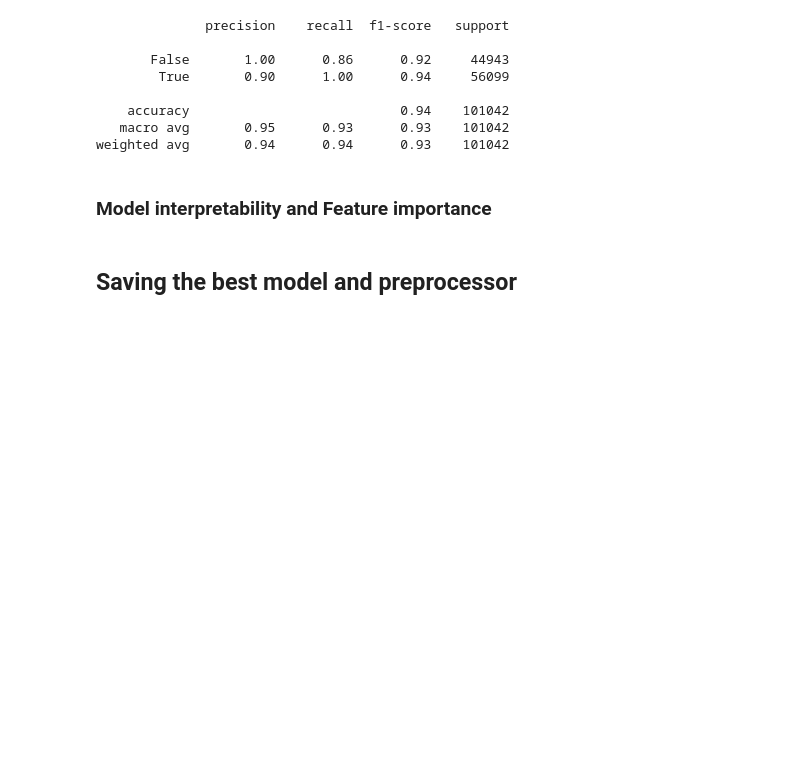
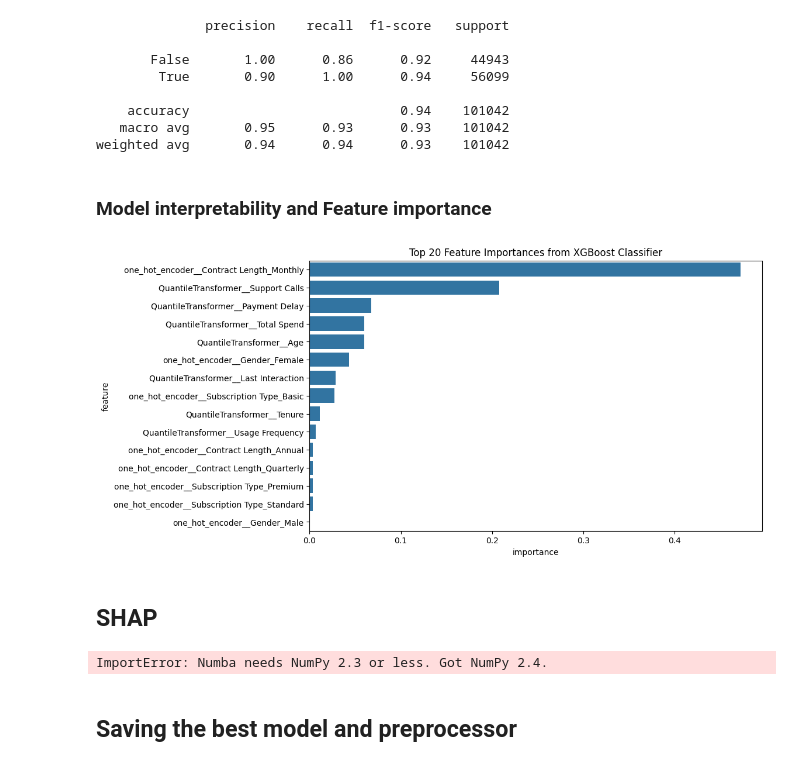
Before and after one commit to nickgeorgemathew/Customer-churn-prediction, a Jupyter notebook: notebooks/02_model.ipynb, the cells around one changed output. Saved outputs shown, nothing was run; the diff lists cells and outputs as text; code cells hidden in the pictures; blank space fills up the shorter version.

```diff
--- a/notebooks/02_model.ipynb
+++ b/notebooks/02_model.ipynb
@@ -416,9 +445,36 @@ weighted avg       0.94      0.94      0.93    101042
 # %% [markdown]
 ### Model interpretability and Feature importance
 # %%
-best_xg_pipeline=xg_search.best_estimator_
-best_xg=best_xg_pipeline.named_steps['model']
-features=best_xg.feature_importances_
+best_xg=best_xgb_pipe.named_steps['model']
+features=best_xgb.feature_importances_
+feature_names=best_xgb_pipe.named_steps['preprocessor'].get_feature_names_out()
+importances_df=pd.DataFrame({
+    'feature':feature_names,
+    'importance':features
+})
+importances_df.sort_values(by='importance',ascending=False,inplace=True)
+plt.figure(figsize=(10,6))
+sns.barplot(data=importances_df.head(20),x='importance',y='feature')
+plt.title("Top 20 Feature Importances from XGBoost Classifier")
+plt.show()
+# %% [output]
+[figure, added]
+# %% [markdown]
+## SHAP
+# %%
+import shap
+import numpy
+X_train_enc=preprocessor.fit_transform(X_train)
+X_test_enc=preprocessor.transform(X_test)
+cat_col_names = preprocessor.named_transformers_['one_hot_encoder'].get_feature_names_out()
+feature_names=np.concatenate([cat_col_names, numerical])
+xgb_explainer = shap.TreeExplainer(best_xgb)
+xgb_shap_values = xgb_explainer(X_test_enc)
+
+# Global importance bar plot
+shap.plots.bar(xgb_shap_values,feature_names=feature_names, max_display=20)
+# %% [output]
+ImportError: Numba needs NumPy 2.3 or less. Got NumPy 2.4.
 # %% [markdown]
 ## Saving the best model and preprocessor
 # %%
```
Also changed, not shown: parts of 19 cells of this notebook.
